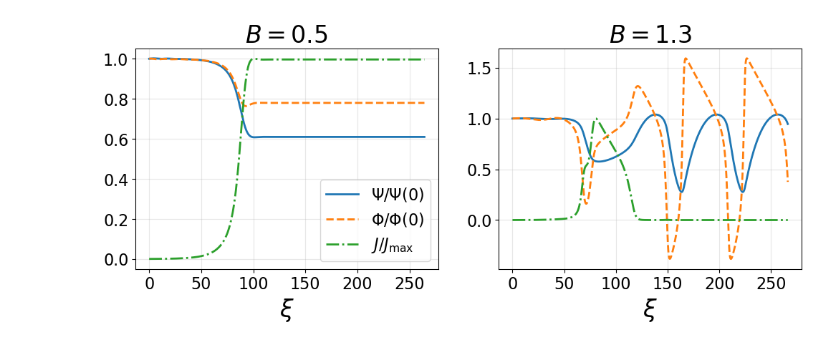
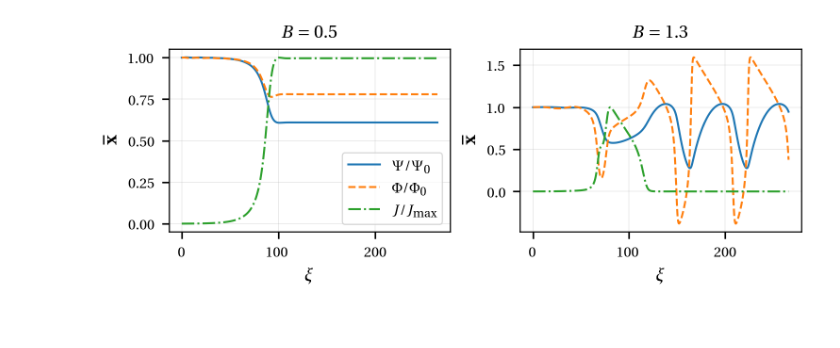
Before and after one commit to Propulsion-Power-TU-Delft/unsflow, a Jupyter notebook: testcases/greitzer/moore_greitzer_cases/post_process/Plot.ipynb, the cells around one changed output. Saved outputs shown, nothing was run; the diff lists cells and outputs as text; code cells hidden in the pictures; blank space fills up the shorter version.

```diff
--- a/testcases/greitzer/moore_greitzer_cases/post_process/Plot.ipynb
+++ b/testcases/greitzer/moore_greitzer_cases/post_process/Plot.ipynb
@@ -76,18 +52,20 @@ plt.savefig('mooreGreitzer_trajectory_B_0.5_1.0_superposed.pdf', bbox_inches='ti
 # %%
-fig, axes = plt.subplots(1,2, figsize=(12, 4))
+set_thesis_style()
+fig, ax = create_figure(fraction=1.00, aspect_ratio=1.3, subplots=(1, 2))
 
 for ii,data in enumerate(inputData):
     sol = data.solutionMooreGreitzer
     xi = data.xi
-    axes[ii].plot(xi, sol[:,0]/sol[0,0], '-', label=r'$\Psi/\Psi(0)$', lw=2)
-    axes[ii].plot(xi, sol[:,1]/sol[0,1], '--',label=r'$\Phi/\Phi(0)$', lw=2)
-    axes[ii].plot(xi, sol[:,2]/np.max(sol[:,2]), '-.',label=r'$J/J_{\rm max}$', lw=2)
+    ax[ii].plot(xi, sol[:,0]/sol[0,0], '-', label=r'$\Psi/\Psi_0$')
+    ax[ii].plot(xi, sol[:,1]/sol[0,1], '--',label=r'$\Phi/\Phi_0$')
+    ax[ii].plot(xi, sol[:,2]/np.max(sol[:,2]), '-.',label=r'$J/J_{\rm max}$')
 
-for i,ax in enumerate(axes):
-    ax.grid(alpha=0.3)
-    ax.set_xlabel(r'$\xi$')
-    ax.set_title(r'$B=%.1f$' % B[i])
-axes[0].legend()
-plt.savefig('mooreGreitzer_timeEvolution_B_together_0.5_1.0.pdf', bbox_inches='tight')
+for i,axx in enumerate(ax):
+    axx.grid(alpha=0.3)
+    axx.set_xlabel(r'$\xi$')
+    axx.set_ylabel(r'$\mathbf{\overline{x}}$')
+    axx.set_title(r'$B=%.1f$' % B[i])
+ax[0].legend()
+plt.savefig('mooreGreitzer_timeEvolution_B_together_0.5_1.3.pdf')
 # %% [output]
-[figure, old version]
+[figure, new version]
```
Also changed, not shown: parts of 3 cells of this notebook, 22 other files.
